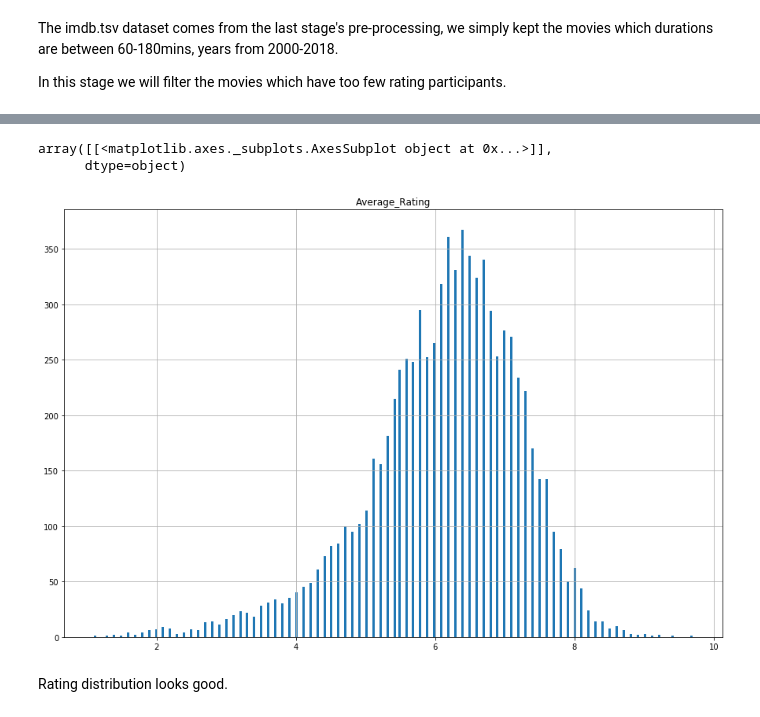
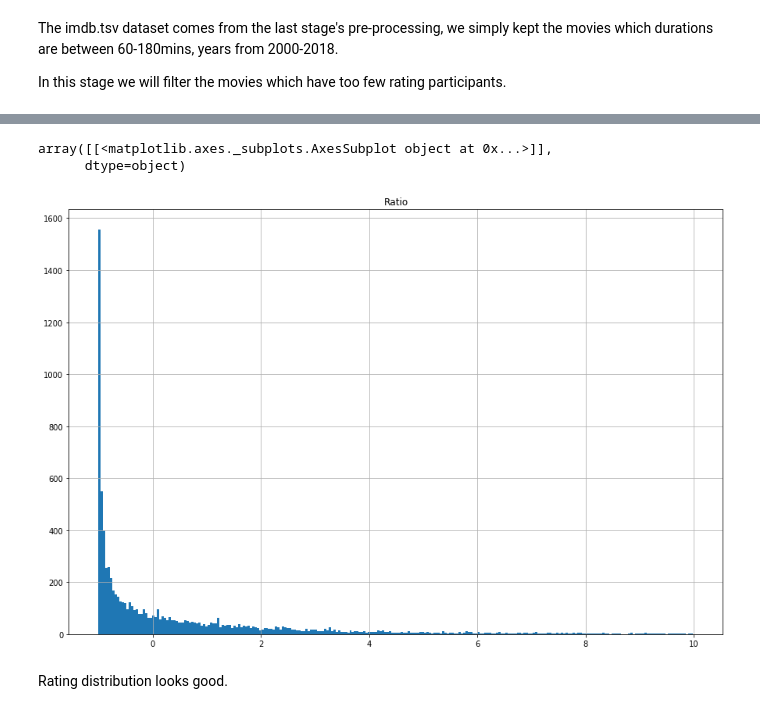
Before and after one commit to pupboss/CE7454-Project-Fall2019, a Jupyter notebook: data/clean/stage_2.ipynb, the cells around one changed output, grey strips where cells are left out. Cells and saved outputs as stored; diff of their text form; code cells hidden in the pictures.

```diff
--- a/data/clean/stage_2.ipynb
+++ b/data/clean/stage_2.ipynb
@@ -6,6 +6,6 @@ In this stage we will filter the movies which have too few rating participants.
 import pandas as pd
 pd.set_option('display.float_format',lambda x : '%.6f' % x)
 
-ratings = pd.read_csv('../imdb.tsv', usecols=[1, 2, 15, 16], delimiter='\t')
+ratings = pd.read_csv('../imdb.tsv', usecols=[1, 2, 15, 16, 18], delimiter='\t')
 print(ratings.describe())
 # %% [output]
@@ -21,10 +31,10 @@ max   321000000.000000 2048359754.000000        9.700000 2111245.000000
 # %%
 import matplotlib.pyplot as plt
 
-ratings.hist(column="Average_Rating", figsize=(15, 10), bins=256)
+ratings.hist(column="Ratio", figsize=(15, 10), bins=256)
 # %% [output]
 array([[<matplotlib.axes._subplots.AxesSubplot object at 0x...>]],
       dtype=object)
-[figure, old version]
+[figure, new version]
 # %% [markdown]
 Rating distribution looks good.
```
Also changed, not shown: parts of 2 cells of this notebook, 15 other files.
